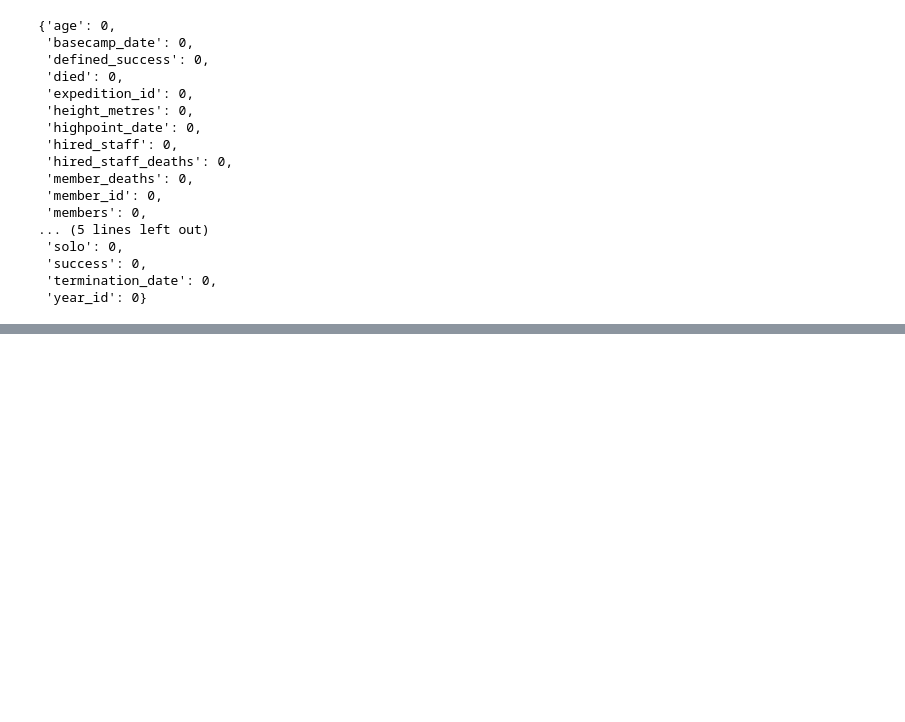
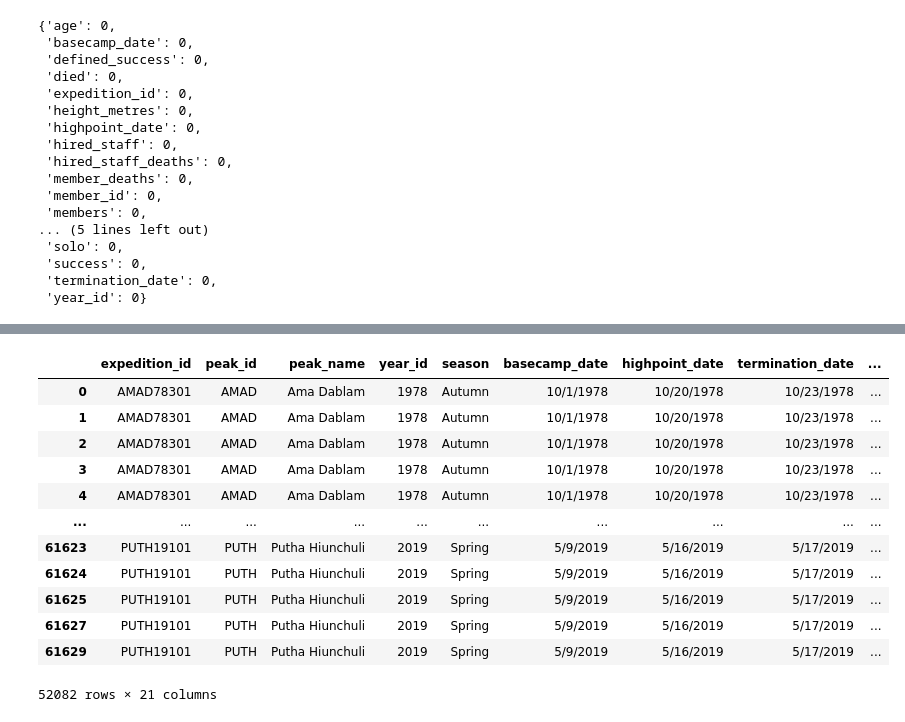
Before and after one commit to dshetty100/Final-Project, a Jupyter notebook: HE_AWS_script.ipynb, the cells around one changed output, grey strips where cells are left out. Saved outputs shown, nothing was run; the diff lists cells and outputs as text; code cells hidden in the pictures; blank space fills up the shorter version.

Commit message:
cleaned data set

```diff
--- a/HE_AWS_script.ipynb
+++ b/HE_AWS_script.ipynb
@@ -304,0 +291,4 @@ root
+# %%
+df['members'] = df['members'].astype(int)
+#remove groups listed with 0 members
+df  =df[df.members  != 0]
@@ -304,0 +303,5 @@ root
+# %%
+#remove outliers from members column
+index = df[(df['members'] >= 27)|(df['members'] <= 0)].index
+df.drop(index, inplace=True)
+df['members'].describe()
@@ -304,0 +329,2 @@ root
+# %%
+df['hired_staff'] = df['hired_staff'].astype(int)
@@ -304,0 +336,5 @@ root
+# %%
+#remove outliers from hired_staff column
+index = df[(df['hired_staff'] >= 16)|(df['hired_staff'] < 0)].index
+df.drop(index, inplace=True)
+df['hired_staff'].describe()
@@ -304,0 +354,17 @@ root
+# %%
+#show cleaned df
+df
+# %% [output]
+|  | expedition_id | peak_id | peak_name | year_id | season | basecamp_date | highpoint_date | termination_date | ... |
+| 0 | AMAD78301 | AMAD | Ama Dablam | 1978 | Autumn | 10/1/1978 | 10/20/1978 | 10/23/1978 | ... |
+| 1 | AMAD78301 | AMAD | Ama Dablam | 1978 | Autumn | 10/1/1978 | 10/20/1978 | 10/23/1978 | ... |
+| 2 | AMAD78301 | AMAD | Ama Dablam | 1978 | Autumn | 10/1/1978 | 10/20/1978 | 10/23/1978 | ... |
+| 3 | AMAD78301 | AMAD | Ama Dablam | 1978 | Autumn | 10/1/1978 | 10/20/1978 | 10/23/1978 | ... |
+| 4 | AMAD78301 | AMAD | Ama Dablam | 1978 | Autumn | 10/1/1978 | 10/20/1978 | 10/23/1978 | ... |
+| ... | ... | ... | ... | ... | ... | ... | ... | ... | ... |
+| 61623 | PUTH19101 | PUTH | Putha Hiunchuli | 2019 | Spring | 5/9/2019 | 5/16/2019 | 5/17/2019 | ... |
+| 61624 | PUTH19101 | PUTH | Putha Hiunchuli | 2019 | Spring | 5/9/2019 | 5/16/2019 | 5/17/2019 | ... |
+| 61625 | PUTH19101 | PUTH | Putha Hiunchuli | 2019 | Spring | 5/9/2019 | 5/16/2019 | 5/17/2019 | ... |
+| 61627 | PUTH19101 | PUTH | Putha Hiunchuli | 2019 | Spring | 5/9/2019 | 5/16/2019 | 5/17/2019 | ... |
+| 61629 | PUTH19101 | PUTH | Putha Hiunchuli | 2019 | Spring | 5/9/2019 | 5/16/2019 | 5/17/2019 | ... |
+52082 rows × 21 columns
```
Also changed, not shown: parts of 20 cells of this notebook, 2 other files.
